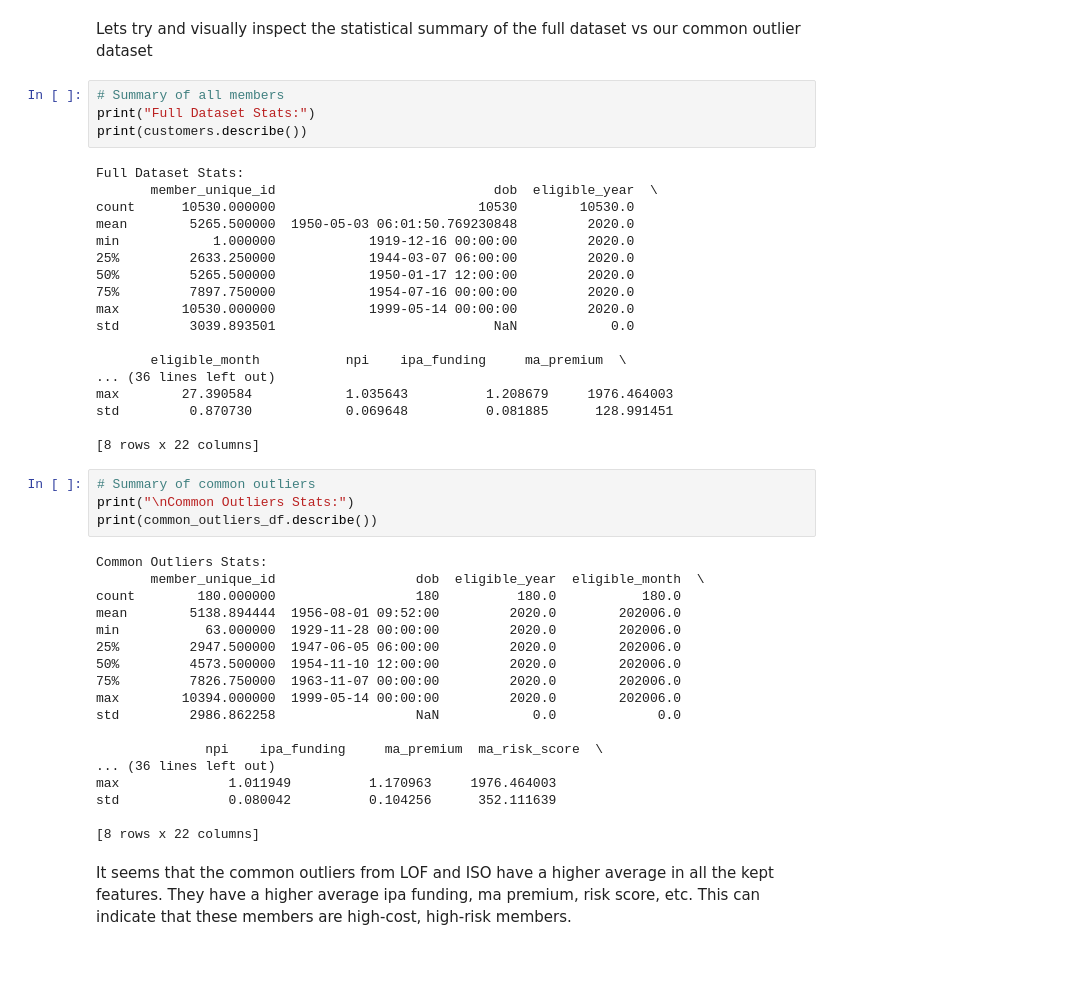
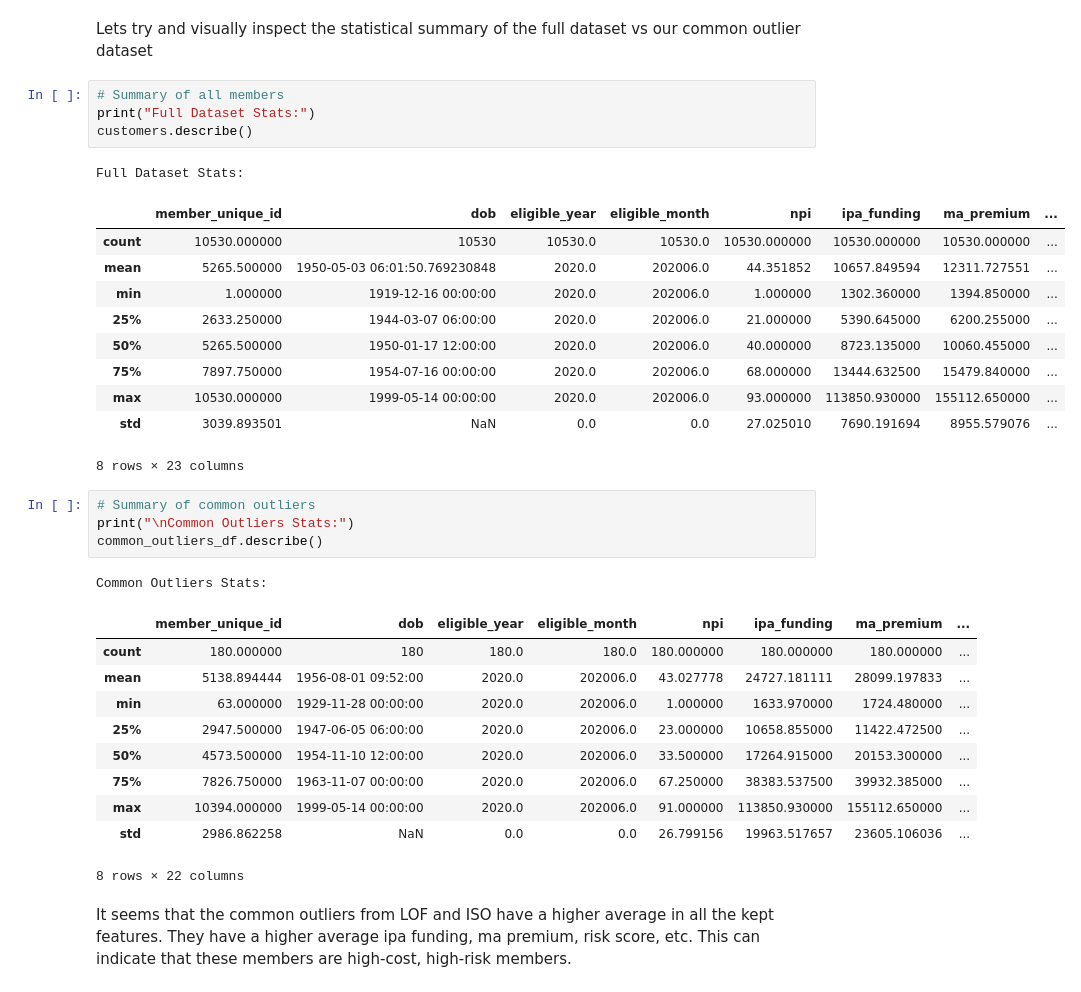
Before and after one commit to lizbethkr/Outlier-Detection, a Jupyter notebook: notebooks/outlier_detection.ipynb, the cells around one changed output. Saved outputs shown, nothing was run; the diff lists cells and outputs as text; blank space fills up the shorter version.

```diff
--- a/notebooks/outlier_detection.ipynb
+++ b/notebooks/outlier_detection.ipynb
@@ -701,47 +701,35 @@ Lets try and visually inspect the statistical summary of the full dataset vs our
 # %%
 # Summary of all members
 print("Full Dataset Stats:")
-print(customers.describe())
+customers.describe()
 # %% [output]
 Full Dataset Stats:
-       member_unique_id                            dob  eligible_year  \
-count      10530.000000                          10530        10530.0
-mean        5265.500000  1950-05-03 06:01:50.769230848         2020.0
-min            1.000000            1919-12-16 00:00:00         2020.0
-25%         2633.250000            1944-03-07 06:00:00         2020.0
-50%         5265.500000            1950-01-17 12:00:00         2020.0
-75%         7897.750000            1954-07-16 00:00:00         2020.0
-max        10530.000000            1999-05-14 00:00:00         2020.0
-std         3039.893501                            NaN            0.0
-
-       eligible_month           npi    ipa_funding     ma_premium  \
-... (36 lines left out)
-max        27.390584            1.035643          1.208679     1976.464003
-std         0.870730            0.069648          0.081885      128.991451
-
-[8 rows x 22 columns]
+|  | member_unique_id | dob | eligible_year | eligible_month | npi | ipa_funding | ma_premium | ... |
+| count | 10530.000000 | 10530 | 10530.0 | 10530.0 | 10530.000000 | 10530.000000 | 10530.000000 | ... |
+| mean | 5265.500000 | 1950-05-03 06:01:50.769230848 | 2020.0 | 202006.0 | 44.351852 | 10657.849594 | 12311.727551 | ... |
+| min | 1.000000 | 1919-12-16 00:00:00 | 2020.0 | 202006.0 | 1.000000 | 1302.360000 | 1394.850000 | ... |
+| 25% | 2633.250000 | 1944-03-07 06:00:00 | 2020.0 | 202006.0 | 21.000000 | 5390.645000 | 6200.255000 | ... |
+| 50% | 5265.500000 | 1950-01-17 12:00:00 | 2020.0 | 202006.0 | 40.000000 | 8723.135000 | 10060.455000 | ... |
+| 75% | 7897.750000 | 1954-07-16 00:00:00 | 2020.0 | 202006.0 | 68.000000 | 13444.632500 | 15479.840000 | ... |
+| max | 10530.000000 | 1999-05-14 00:00:00 | 2020.0 | 202006.0 | 93.000000 | 113850.930000 | 155112.650000 | ... |
+| std | 3039.893501 | NaN | 0.0 | 0.0 | 27.025010 | 7690.191694 | 8955.579076 | ... |
+8 rows × 23 columns
 # %%
 # Summary of common outliers
 print("\nCommon Outliers Stats:")
-print(common_outliers_df.describe())
+common_outliers_df.describe()
 # %% [output]
 Common Outliers Stats:
-       member_unique_id                  dob  eligible_year  eligible_month  \
-count        180.000000                  180          180.0           180.0
-mean        5138.894444  1956-08-01 09:52:00         2020.0        202006.0
-min           63.000000  1929-11-28 00:00:00         2020.0        202006.0
-25%         2947.500000  1947-06-05 06:00:00         2020.0        202006.0
-50%         4573.500000  1954-11-10 12:00:00         2020.0        202006.0
-75%         7826.750000  1963-11-07 00:00:00         2020.0        202006.0
-max        10394.000000  1999-05-14 00:00:00         2020.0        202006.0
-std         2986.862258                  NaN            0.0             0.0
-
-              npi    ipa_funding     ma_premium  ma_risk_score  \
-... (36 lines left out)
-max              1.011949          1.170963     1976.464003
-std              0.080042          0.104256      352.111639
-
-[8 rows x 22 columns]
+|  | member_unique_id | dob | eligible_year | eligible_month | npi | ipa_funding | ma_premium | ... |
+| count | 180.000000 | 180 | 180.0 | 180.0 | 180.000000 | 180.000000 | 180.000000 | ... |
+| mean | 5138.894444 | 1956-08-01 09:52:00 | 2020.0 | 202006.0 | 43.027778 | 24727.181111 | 28099.197833 | ... |
+| min | 63.000000 | 1929-11-28 00:00:00 | 2020.0 | 202006.0 | 1.000000 | 1633.970000 | 1724.480000 | ... |
+| 25% | 2947.500000 | 1947-06-05 06:00:00 | 2020.0 | 202006.0 | 23.000000 | 10658.855000 | 11422.472500 | ... |
+| 50% | 4573.500000 | 1954-11-10 12:00:00 | 2020.0 | 202006.0 | 33.500000 | 17264.915000 | 20153.300000 | ... |
+| 75% | 7826.750000 | 1963-11-07 00:00:00 | 2020.0 | 202006.0 | 67.250000 | 38383.537500 | 39932.385000 | ... |
+| max | 10394.000000 | 1999-05-14 00:00:00 | 2020.0 | 202006.0 | 91.000000 | 113850.930000 | 155112.650000 | ... |
+| std | 2986.862258 | NaN | 0.0 | 0.0 | 26.799156 | 19963.517657 | 23605.106036 | ... |
+8 rows × 22 columns
 # %% [markdown]
 It seems that the common outliers from LOF and ISO have a higher average in all the kept features. They have a higher average ipa funding, ma premium, risk score, etc. This can indicate that these members are high-cost, high-risk members.
 # %%
```
Also changed, not shown: parts of 13 cells of this notebook.
